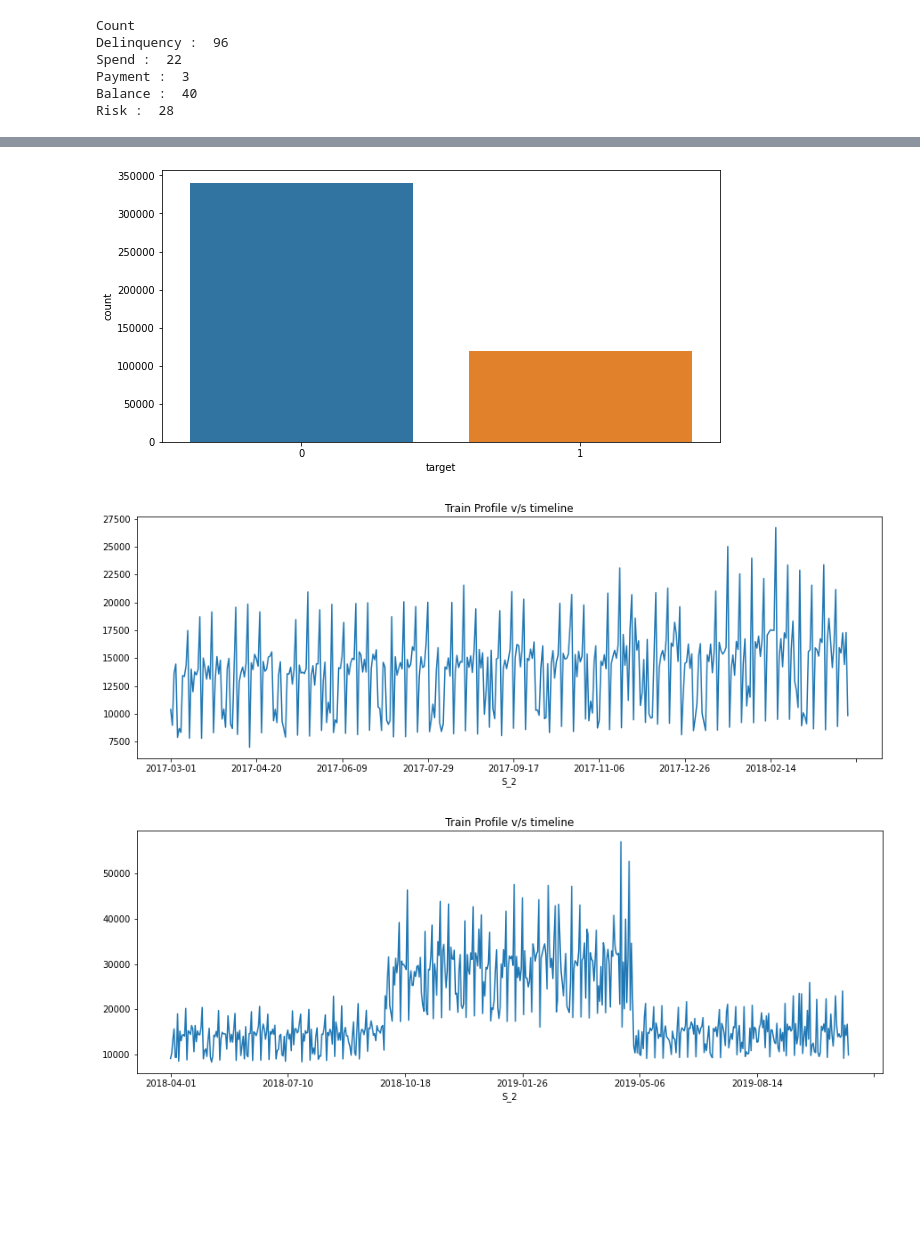
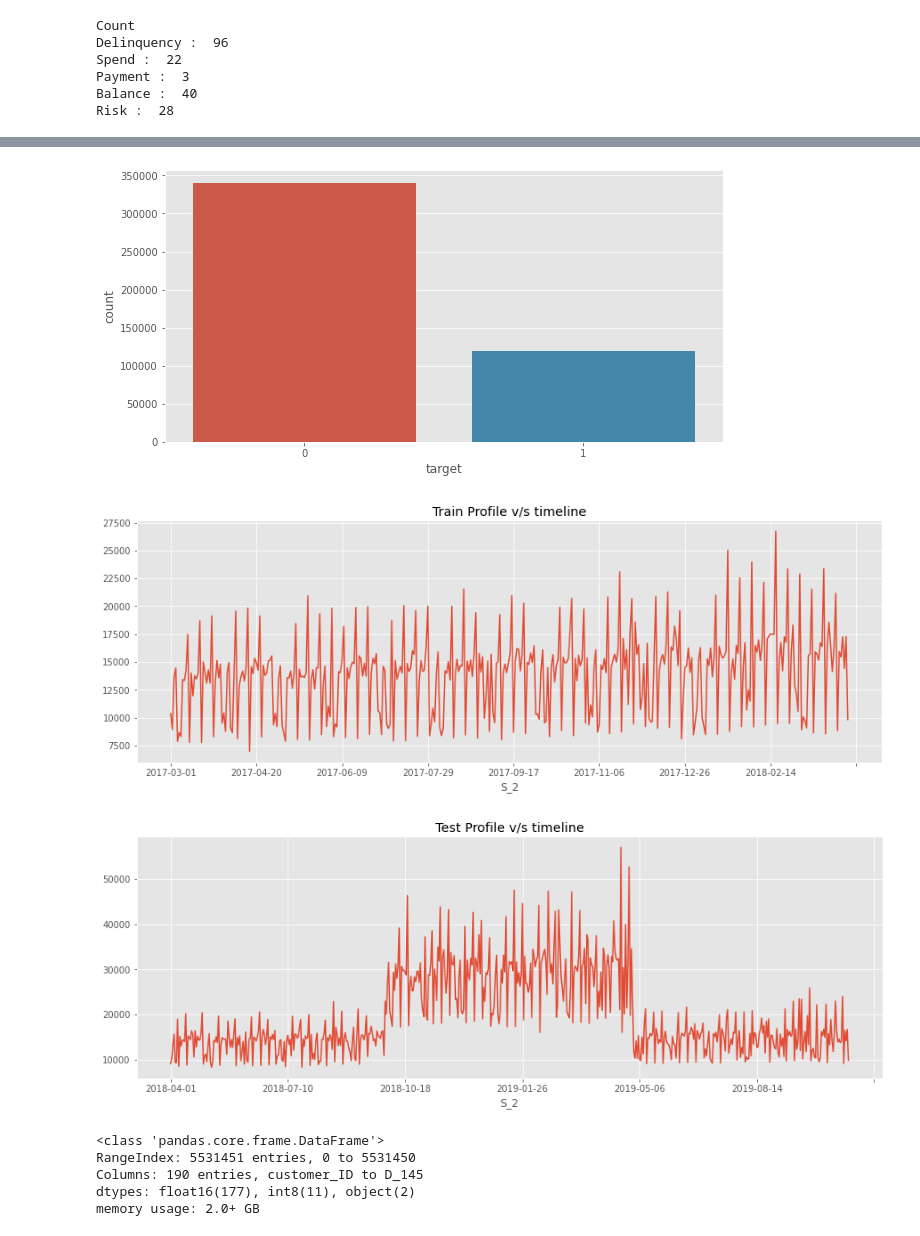
Before and after one commit to chaitsugale/AMEX-Default-PREDICTION, a Jupyter notebook: amex-default-prediction.ipynb, the cells around one changed output, grey strips where cells are left out. Saved outputs shown, nothing was run; the diff lists cells and outputs as text; code cells hidden in the pictures; blank space fills up the shorter version.

Commit message:
Kaggle Notebook | Amex Default Prediction | Version 5

```diff
--- a/amex-default-prediction.ipynb
+++ b/amex-default-prediction.ipynb
@@ -26,3 +46,35 @@ for dirname, _, filenames in os.walk('/kaggle/input'):
+# %%
+import os
+import sys
+import glob
+
+import numpy as np
+import pandas as pd
+
+import matplotlib.pylab as plt
+from matplotlib_venn import venn2
+import seaborn as sns
+
+from tqdm import tqdm
+from itertools import cycle
+
+from sklearn import metrics
+from sklearn import model_selection
+from sklearn import preprocessing
+from sklearn import linear_model
+from sklearn import feature_selection
+
+import lightgbm as lgb
+import xgboost as xgb
+import catboost as cat
+
+import optbinning
+
+pd.set_option("display.max_columns", None)
+
+plt.style.use("ggplot")
+color_pal = plt.rcParams["axes.prop_cycle"].by_key()["color"]
+color_cycle = cycle(plt.rcParams["axes.prop_cycle"].by_key()["color"])
 # %%
 %%time
 
@@ -142,7 +194,7 @@ sns.countplot(x = amex_train_label.target)
 
 plt.show()
 # %% [output]
-[figure, old version]
+[figure, new version]
 # %%
 # checking user profile with timeline
 
@@ -155,17 +207,25 @@ plt.title('Train Profile v/s timeline')
 
 plt.show()
 # %% [output]
-[figure, old version]
+[figure, new version]
 # %%
 # checking user profile with timeline
 
 
 fig,ax = plt.subplots(figsize=(15,5))
 
 amex_test.groupby('S_2')['customer_ID'].count().plot()
 
-plt.title('Train Profile v/s timeline')
+plt.title('Test Profile v/s timeline')
 
 plt.show()
 # %% [output]
-[figure, old version]
+[figure, new version]
+# %%
+amex_train.info()
+# %% [output]
+<class 'pandas.core.frame.DataFrame'>
+RangeIndex: 5531451 entries, 0 to 5531450
+Columns: 190 entries, customer_ID to D_145
+dtypes: float16(177), int8(11), object(2)
+memory usage: 2.0+ GB
```
Also changed, not shown: parts of 10 cells of this notebook.
